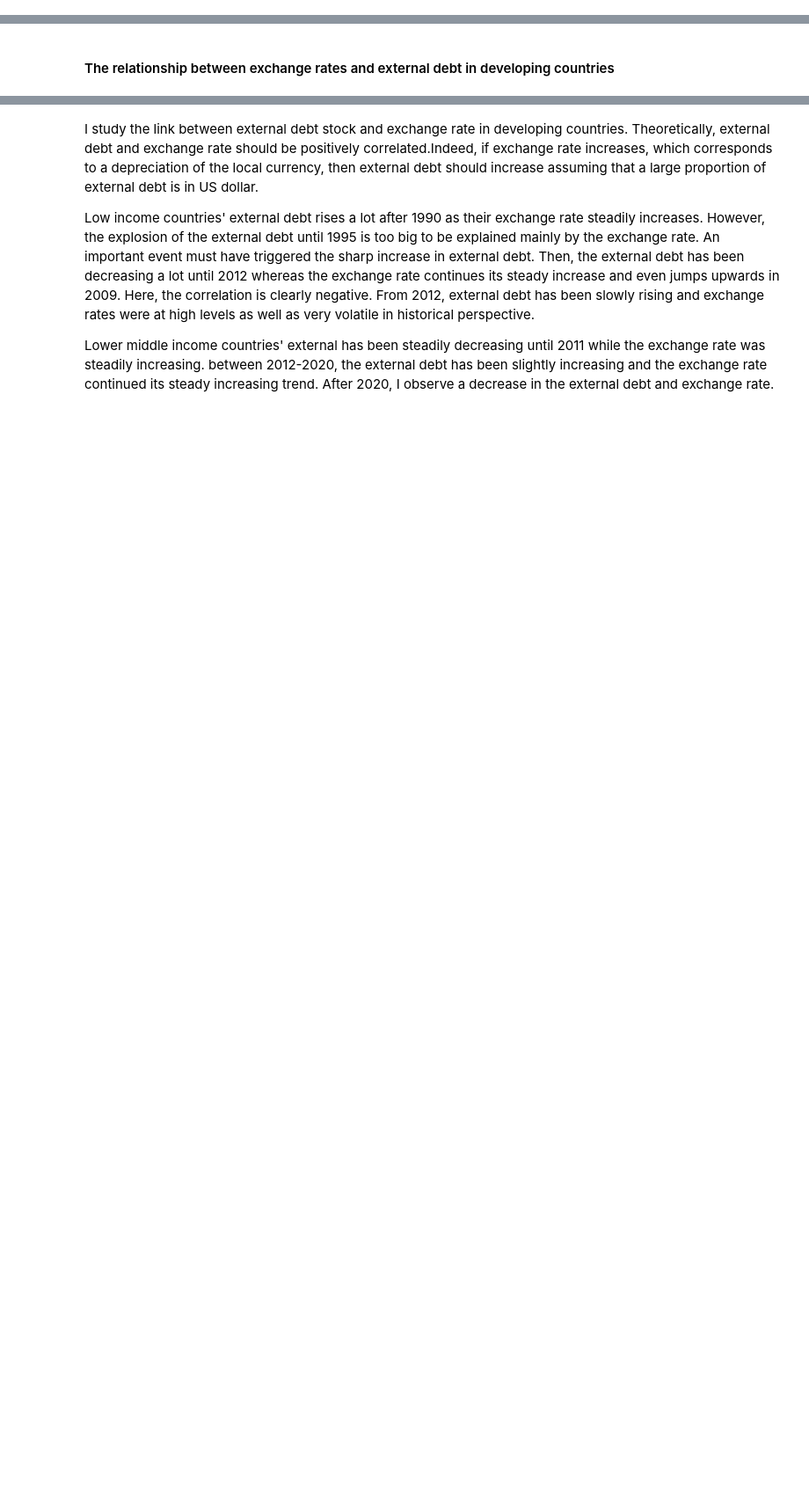
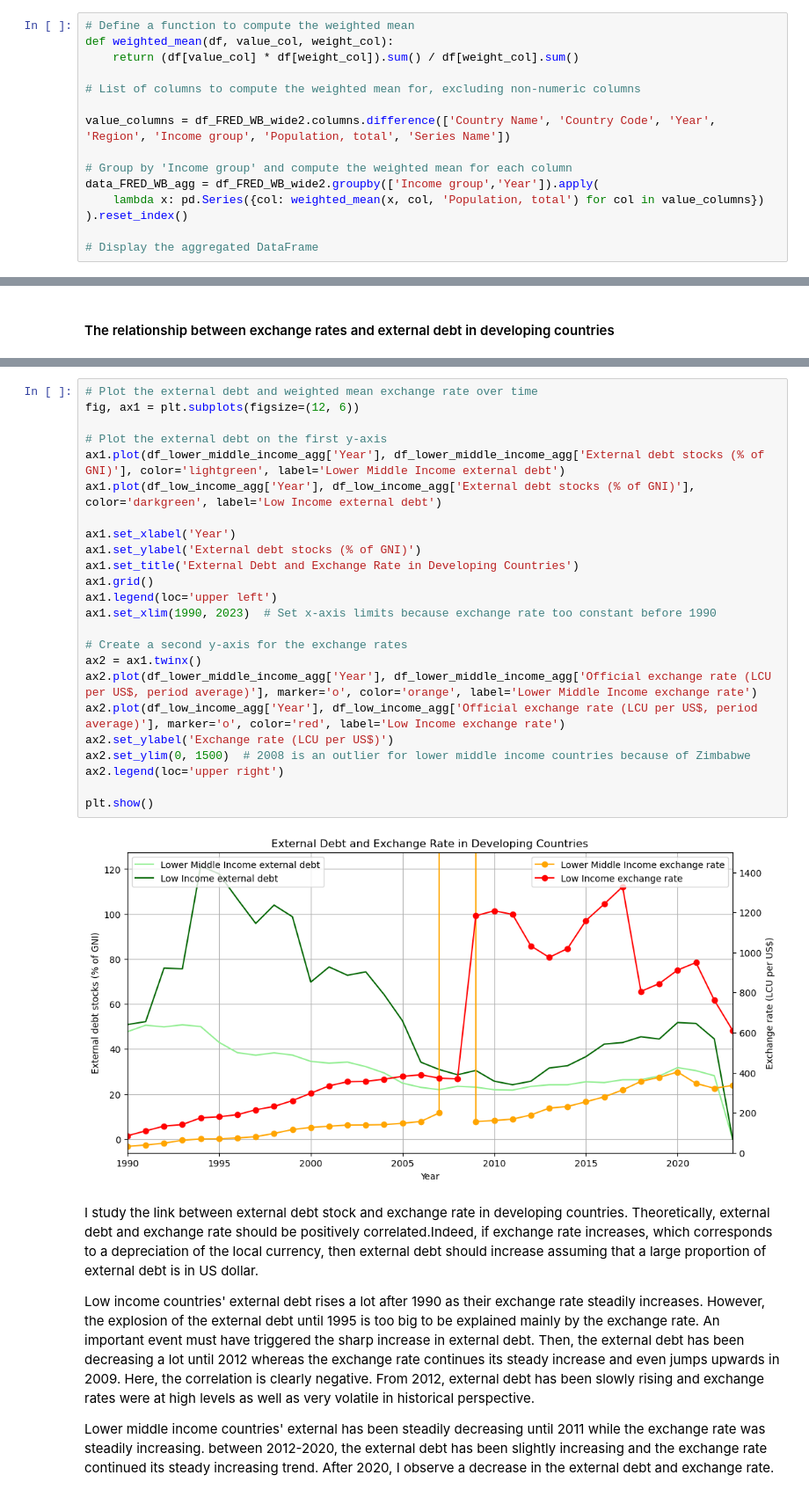
Before and after one commit to maude04/pp4rs_project, a Jupyter notebook: src/project_programming.ipynb, the cells around one changed output, grey strips where cells are left out. Shown at 88% size. Saved outputs shown, nothing was run; the diff lists cells and outputs as text; blank space fills up the shorter version.

Commit message:
I improved the databases and made more efficient the creation of the first plots

```diff
--- a/src/project_programming.ipynb
+++ b/src/project_programming.ipynb
@@ -232,3 +261,18 @@ data_FRED_WB_long.head(10)
+# %%
+# Define a function to compute the weighted mean
+def weighted_mean(df, value_col, weight_col):
+    return (df[value_col] * df[weight_col]).sum() / df[weight_col].sum()
+
+# List of columns to compute the weighted mean for, excluding non-numeric columns
+
+value_columns = df_FRED_WB_wide2.columns.difference(['Country Name', 'Country Code', 'Year', 'Region', 'Income group', 'Population, total', 'Series Name'])
+
+# Group by 'Income group' and compute the weighted mean for each column
+data_FRED_WB_agg = df_FRED_WB_wide2.groupby(['Income group','Year']).apply(
+    lambda x: pd.Series({col: weighted_mean(x, col, 'Population, total') for col in value_columns})
+).reset_index()
+
+# Display the aggregated DataFrame
 # %% [markdown]
 ## Analysis
 # %% [markdown]
@@ -396,3 +354,29 @@ plt.show()
+# %%
+# Plot the external debt and weighted mean exchange rate over time
+fig, ax1 = plt.subplots(figsize=(12, 6))
+
+# Plot the external debt on the first y-axis
+ax1.plot(df_lower_middle_income_agg['Year'], df_lower_middle_income_agg['External debt stocks (% of GNI)'], color='lightgreen', label='Lower Middle Income external debt')
+ax1.plot(df_low_income_agg['Year'], df_low_income_agg['External debt stocks (% of GNI)'], color='darkgreen', label='Low Income external debt')
+
+ax1.set_xlabel('Year')
+ax1.set_ylabel('External debt stocks (% of GNI)')
+ax1.set_title('External Debt and Exchange Rate in Developing Countries')
+ax1.grid()
+ax1.legend(loc='upper left')
+ax1.set_xlim(1990, 2023)  # Set x-axis limits because exchange rate too constant before 1990
+
+# Create a second y-axis for the exchange rates
+ax2 = ax1.twinx()
+ax2.plot(df_lower_middle_income_agg['Year'], df_lower_middle_income_agg['Official exchange rate (LCU per US$, period average)'], marker='o', color='orange', label='Lower Middle Income exchange rate')
+ax2.plot(df_low_income_agg['Year'], df_low_income_agg['Official exchange rate (LCU per US$, period average)'], marker='o', color='red', label='Low Income exchange rate')
+ax2.set_ylabel('Exchange rate (LCU per US$)')
+ax2.set_ylim(0, 1500)  # 2008 is an outlier for lower middle income countries because of Zimbabwe
+ax2.legend(loc='upper right')
+
+plt.show()
+# %% [output]
+[figure, added]
 # %% [markdown]
 I study the link between external debt stock and exchange rate in developing countries. Theoretically, external debt and exchange rate should be positively correlated.Indeed, if exchange rate increases, which corresponds to a depreciation of the local currency, then external debt should increase assuming that a large proportion of external debt is in US dollar.
 
```
Also changed, not shown: parts of 7 cells of this notebook.
